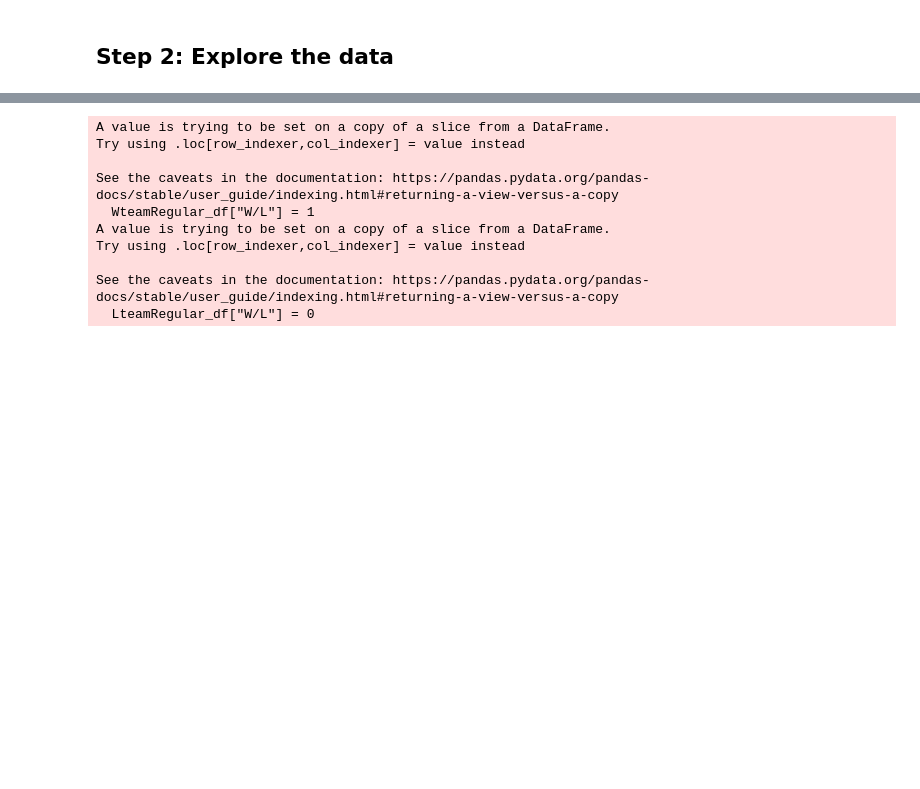
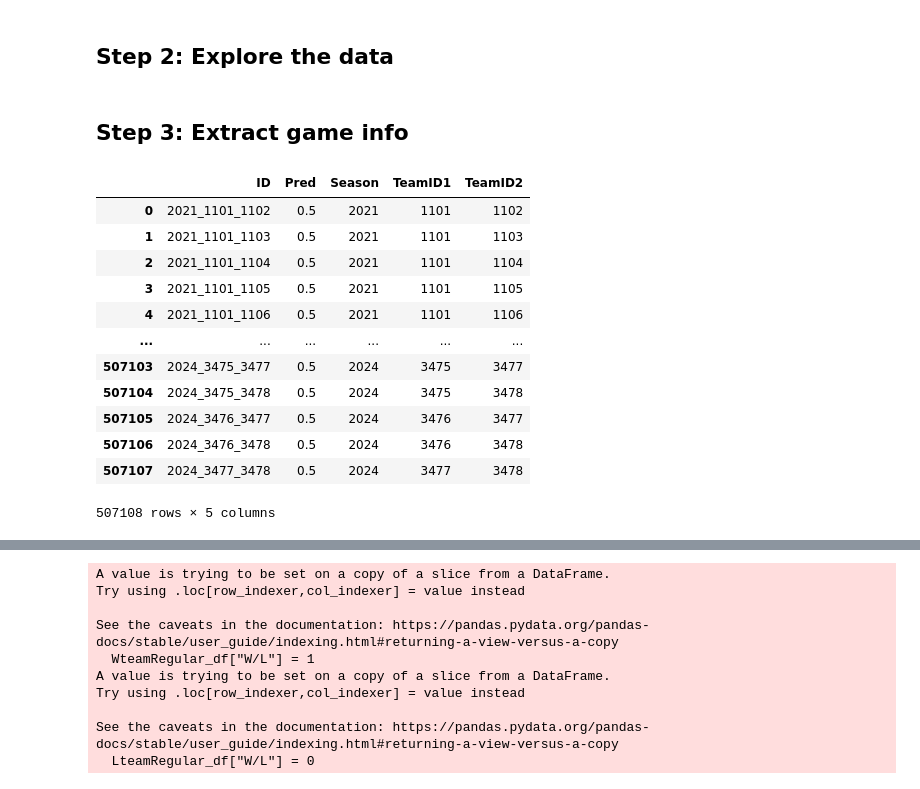
Before and after one commit to DanntheKING/Kaggle-March-Madness-Prediction, a Jupyter notebook: Code/Test.ipynb, the cells around one changed output, grey strips where cells are left out. Cells and saved outputs as stored; diff of their text form; code cells hidden in the pictures; blank space fills up the shorter version.

```diff
--- a/Code/Test.ipynb
+++ b/Code/Test.ipynb
@@ -51,3 +51,30 @@ MRegularSeasonDetailResult = pd.read_csv("/app/March-Madness-Prediction/Data/mar
 # %%
 submission_df
 pd.set_option('display.max_columns', None)
+# %% [markdown]
+## **Step 3: Extract game info** ##
+# %%
+def extract_game_info(id_str):
+    # Extract year and team_ids
+    parts = id_str.split('_')
+    year = int(parts[0])
+    teamID1 = int(parts[1])
+    teamID2 = int(parts[2])
+    return year, teamID1, teamID2
+
+# Reformat the data
+submission_df[['Season', 'TeamID1', 'TeamID2']] = submission_df['ID'].apply(extract_game_info).tolist()
+# %% [output]
+|  | ID | Pred | Season | TeamID1 | TeamID2 |
+| 0 | 2021_1101_1102 | 0.5 | 2021 | 1101 | 1102 |
+| 1 | 2021_1101_1103 | 0.5 | 2021 | 1101 | 1103 |
+| 2 | 2021_1101_1104 | 0.5 | 2021 | 1101 | 1104 |
+| 3 | 2021_1101_1105 | 0.5 | 2021 | 1101 | 1105 |
+| 4 | 2021_1101_1106 | 0.5 | 2021 | 1101 | 1106 |
+| ... | ... | ... | ... | ... | ... |
+| 507103 | 2024_3475_3477 | 0.5 | 2024 | 3475 | 3477 |
+| 507104 | 2024_3475_3478 | 0.5 | 2024 | 3475 | 3478 |
+| 507105 | 2024_3476_3477 | 0.5 | 2024 | 3476 | 3477 |
+| 507106 | 2024_3476_3478 | 0.5 | 2024 | 3476 | 3478 |
+| 507107 | 2024_3477_3478 | 0.5 | 2024 | 3477 | 3478 |
+507108 rows × 5 columns
```
Also changed, not shown: parts of 3 cells of this notebook.
